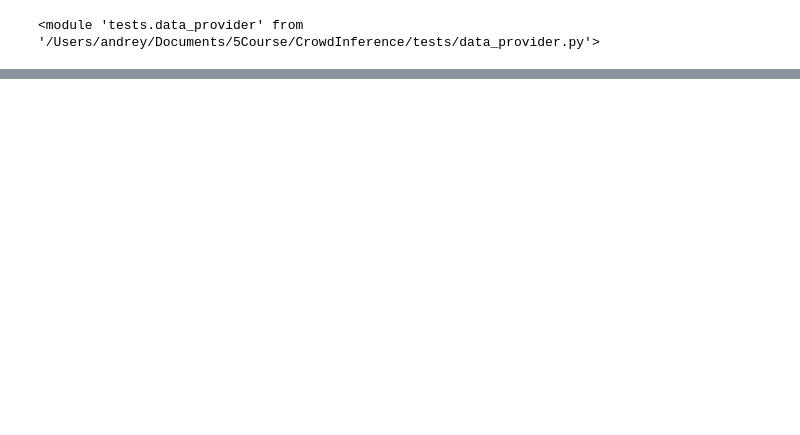
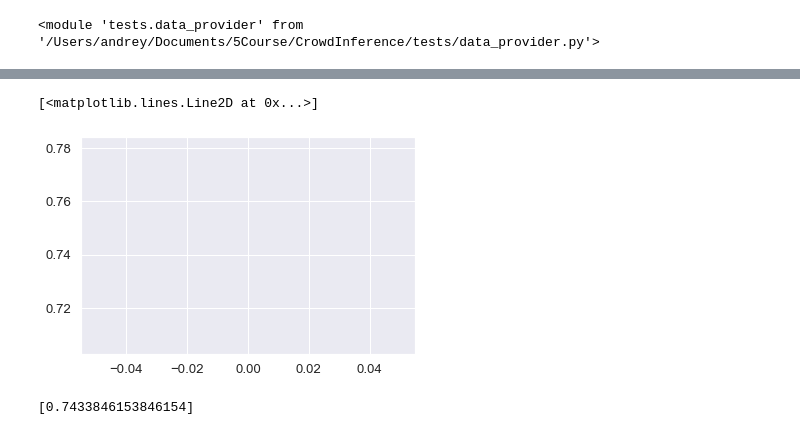
Before and after one commit to AndreySmirdin/CrowdInference, a Jupyter notebook: Mushrooms.ipynb, the cells around one changed output, grey strips where cells are left out. Cells and saved outputs as stored; diff of their text form; code cells hidden in the pictures; blank space fills up the shorter version.

Commit message:
Plot loss on test data

```diff
--- a/Mushrooms.ipynb
+++ b/Mushrooms.ipynb
@@ -253,0 +201,9 @@ mushroom_points[mushroom_points.task.isin(advantages_matrix[1][2])]
+# %%
+plt.plot(mushrooms_methods[2].accuracies)
+# %% [output]
+[<matplotlib.lines.Line2D at 0x...>]
+[figure, added]
+# %%
+mushrooms_methods[2].accuracies
+# %% [output]
+[0.7433846153846154]
```
Also changed, not shown: parts of 11 cells of this notebook, 10 other files.
